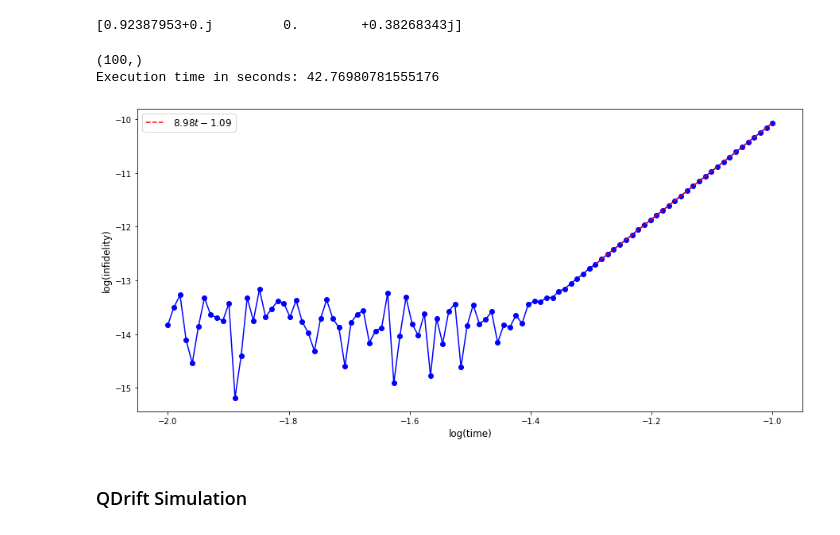
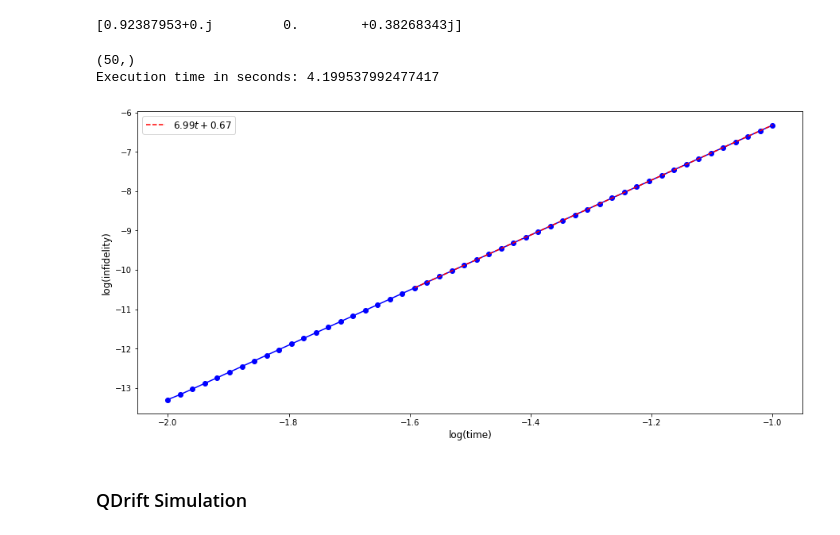
Before and after one commit to mattp97/Trotter-Qdrift-Simulation, a Jupyter notebook: Hybridized Simulation Jellium.ipynb, the cells around one changed output. Cells and saved outputs as stored; diff of their text form; code cells hidden in the pictures.

```diff
--- a/Hybridized Simulation Jellium.ipynb
+++ b/Hybridized Simulation Jellium.ipynb
@@ -152,19 +152,20 @@ print(sim.simulate(np.pi / 2, 4)) #output state should be sigma_X |0> = |1>
 # %% [output]
 [0.92387953+0.j         0.        +0.38268343j]
 # %%
-sim1 = TrotterSim(hamiltonian_list, 8)
+sim1 = TrotterSim(hamiltonian_list, 6)
 #sim1.initial_state = InitialState
 # %%
 startTime = time.time()
 
+iterations = 1
 tStart = 0.01
 tFinal = 0.1
-tSteps = 100
+tSteps = 50
 times = np.geomspace(tStart, tFinal, tSteps)
 
 trot_compiler_inf = []
 for t in times:
-    trot_compiler_inf.append(sim1.infidelity(t, 1))
+    trot_compiler_inf.append(sim1.infidelity(t, iterations))
 
 log_trot_compiler_inf = np.log10(trot_compiler_inf)
 log_times = np.log10(times)
@@ -173,34 +174,34 @@ print(log_trot_compiler_inf.shape)
 executionTime = (time.time() - startTime)
 print('Execution time in seconds: ' + str(executionTime))
 # %% [output]
-(100,)
-Execution time in seconds: 42.76980781555176
+(50,)
+Execution time in seconds: 4.199537992477417
 # %%
 #data = log_trot_compiler_inf[:, 0, 0]
 data = log_trot_compiler_inf
 plt.figure(figsize = (15, 7))
 plt.plot(log_times, data, 'bo-')
 plt.xlabel('log(time)', size = 12)
 plt.ylabel('log(infidelity)', size = 12)
 
-start_fit_points= 70  #declare the starting point to fit in the data
+start_fit_points= 20  #declare the starting point to fit in the data
 end_fit_points = -1
 
 p = np.polyfit(log_times[start_fit_points: end_fit_points], data[start_fit_points: end_fit_points], 1)
 f = np.poly1d(p)
 
 t_new = np.linspace(log_times[start_fit_points], log_times[end_fit_points], 50)
 y_new = f(t_new)
 
 data = symbols("t")
 poly = sum(S("{:6.2f}".format(v))*data**i for i, v in enumerate(p[::-1]))
 eq_latex = printing.latex(poly)
 
 plt.plot(t_new, y_new, 'r--', label="${}$".format(eq_latex))
 plt.legend(fontsize="large")
 plt.show()
 # %% [output]
-[figure, old version]
+[figure, new version]
 # %% [markdown]
 ### QDrift Simulation
 # %%
```
Also changed, not shown: parts of 7 cells of this notebook, 1 other file.
